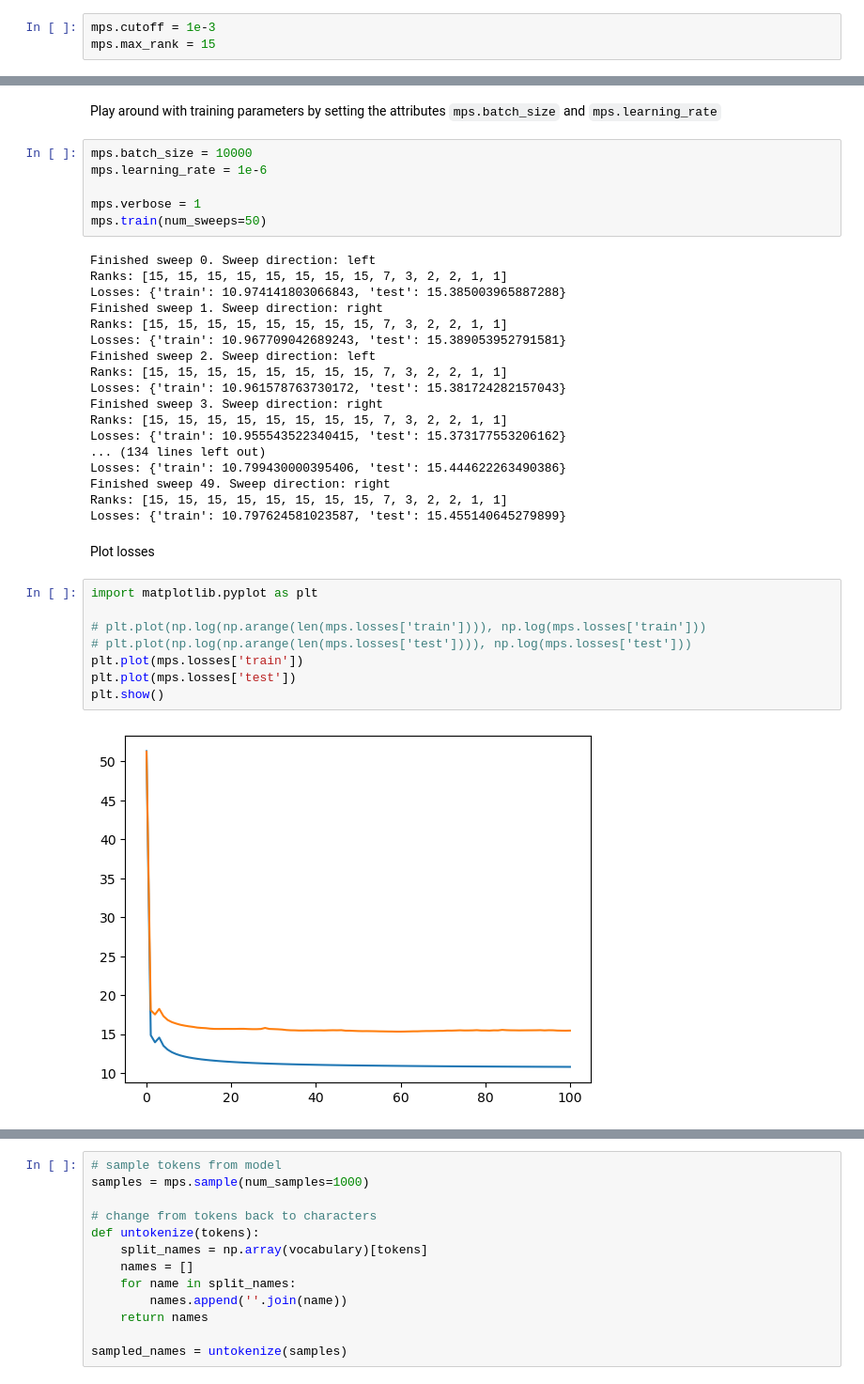
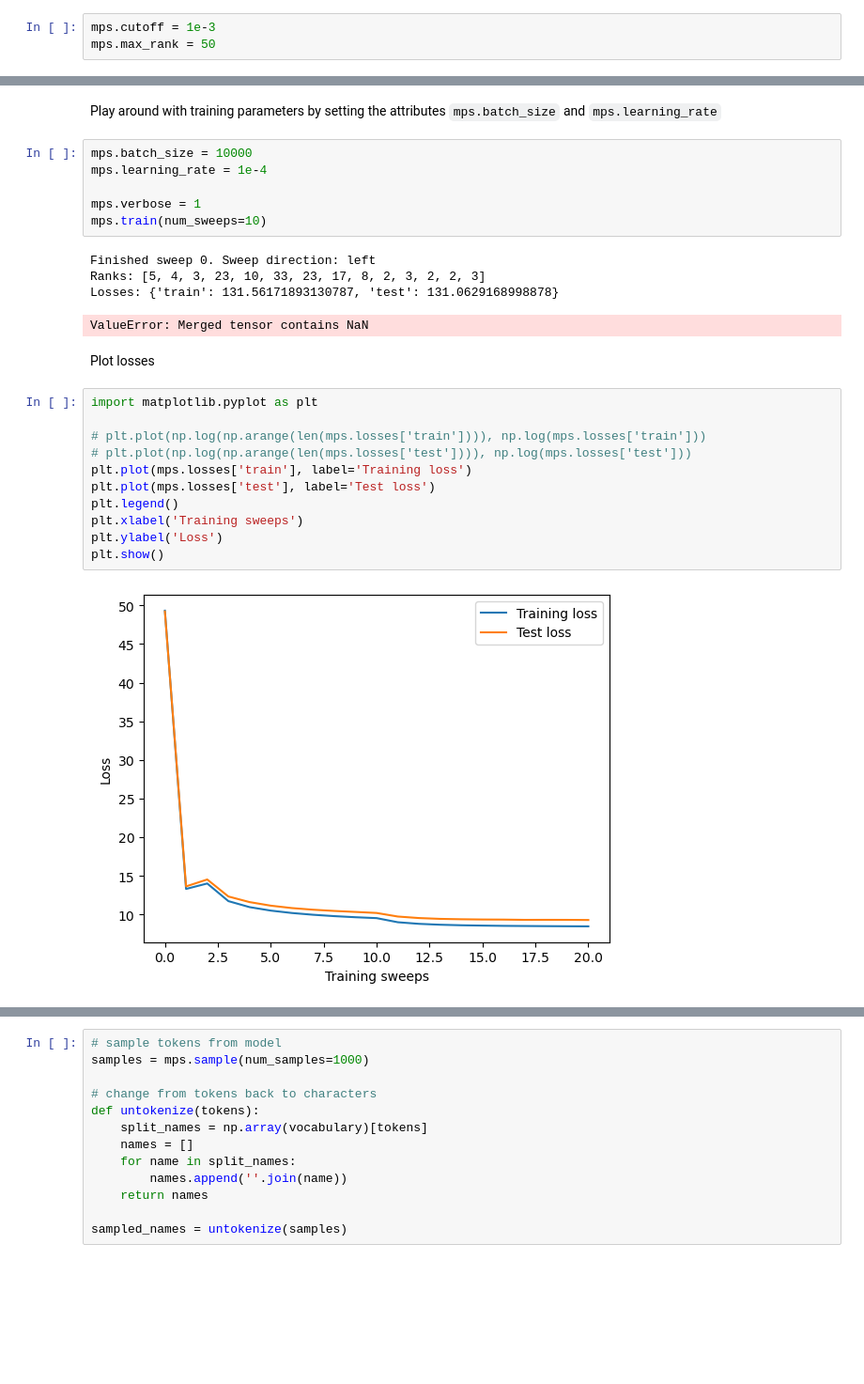
Before and after one commit to JohnGoldenGardiner/baby-name-generator, a Jupyter notebook: matrix_product_state_demo.ipynb, the cells around one changed output, grey strips where cells are left out. Shown at 94% size. Cells and saved outputs as stored; diff of their text form; blank space fills up the shorter version.

```diff
--- a/matrix_product_state_demo.ipynb
+++ b/matrix_product_state_demo.ipynb
@@ -85,5 +94,5 @@ mps.load_data(X_test, dataset_name='test')
 Play around with model parameters by setting the attributes `mps.cutoff` and `mps.max_rank`
 # %%
 mps.cutoff = 1e-3
-mps.max_rank = 15
+mps.max_rank = 50
 # %% [markdown]
@@ -92,38 +101,28 @@ mps.max_rank = 15
 Play around with training parameters by setting the attributes `mps.batch_size` and `mps.learning_rate`
 # %%
 mps.batch_size = 10000
-mps.learning_rate = 1e-6
+mps.learning_rate = 1e-4
 
 mps.verbose = 1
-mps.train(num_sweeps=50)
+mps.train(num_sweeps=10)
 # %% [output]
 Finished sweep 0. Sweep direction: left
-Ranks: [15, 15, 15, 15, 15, 15, 15, 15, 7, 3, 2, 2, 1, 1]
-Losses: {'train': 10.974141803066843, 'test': 15.385003965887288}
-Finished sweep 1. Sweep direction: right
-Ranks: [15, 15, 15, 15, 15, 15, 15, 15, 7, 3, 2, 2, 1, 1]
-Losses: {'train': 10.967709042689243, 'test': 15.389053952791581}
-Finished sweep 2. Sweep direction: left
-Ranks: [15, 15, 15, 15, 15, 15, 15, 15, 7, 3, 2, 2, 1, 1]
-Losses: {'train': 10.961578763730172, 'test': 15.381724282157043}
-Finished sweep 3. Sweep direction: right
-Ranks: [15, 15, 15, 15, 15, 15, 15, 15, 7, 3, 2, 2, 1, 1]
-Losses: {'train': 10.955543522340415, 'test': 15.373177553206162}
-... (134 lines left out)
-Losses: {'train': 10.799430000395406, 'test': 15.444622263490386}
-Finished sweep 49. Sweep direction: right
-Ranks: [15, 15, 15, 15, 15, 15, 15, 15, 7, 3, 2, 2, 1, 1]
-Losses: {'train': 10.797624581023587, 'test': 15.455140645279899}
+Ranks: [5, 4, 3, 23, 10, 33, 23, 17, 8, 2, 3, 2, 2, 3]
+Losses: {'train': 131.56171893130787, 'test': 131.0629168998878}
+ValueError: Merged tensor contains NaN
 # %% [markdown]
 Plot losses
 # %%
 import matplotlib.pyplot as plt
 
 # plt.plot(np.log(np.arange(len(mps.losses['train']))), np.log(mps.losses['train']))
 # plt.plot(np.log(np.arange(len(mps.losses['test']))), np.log(mps.losses['test']))
-plt.plot(mps.losses['train'])
-plt.plot(mps.losses['test'])
+plt.plot(mps.losses['train'], label='Training loss')
+plt.plot(mps.losses['test'], label='Test loss')
+plt.legend()
+plt.xlabel('Training sweeps')
+plt.ylabel('Loss')
 plt.show()
 # %% [output]
-[figure, old version]
+[figure, new version]
 # %% [markdown]
```
Also changed, not shown: parts of 11 cells of this notebook, 1 other file.
